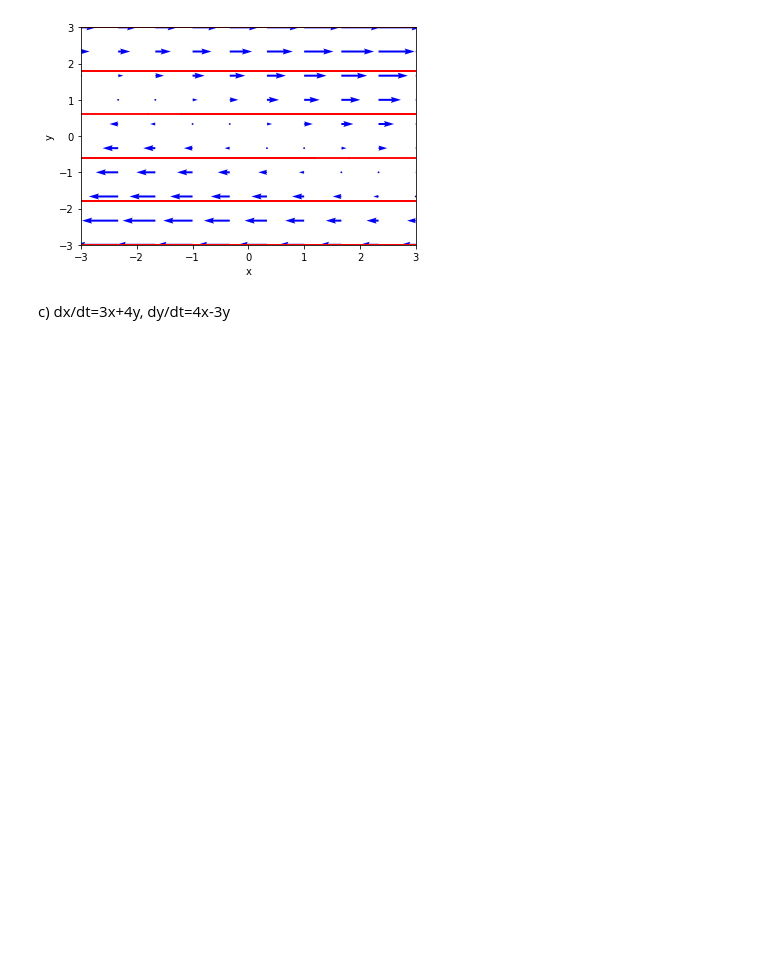
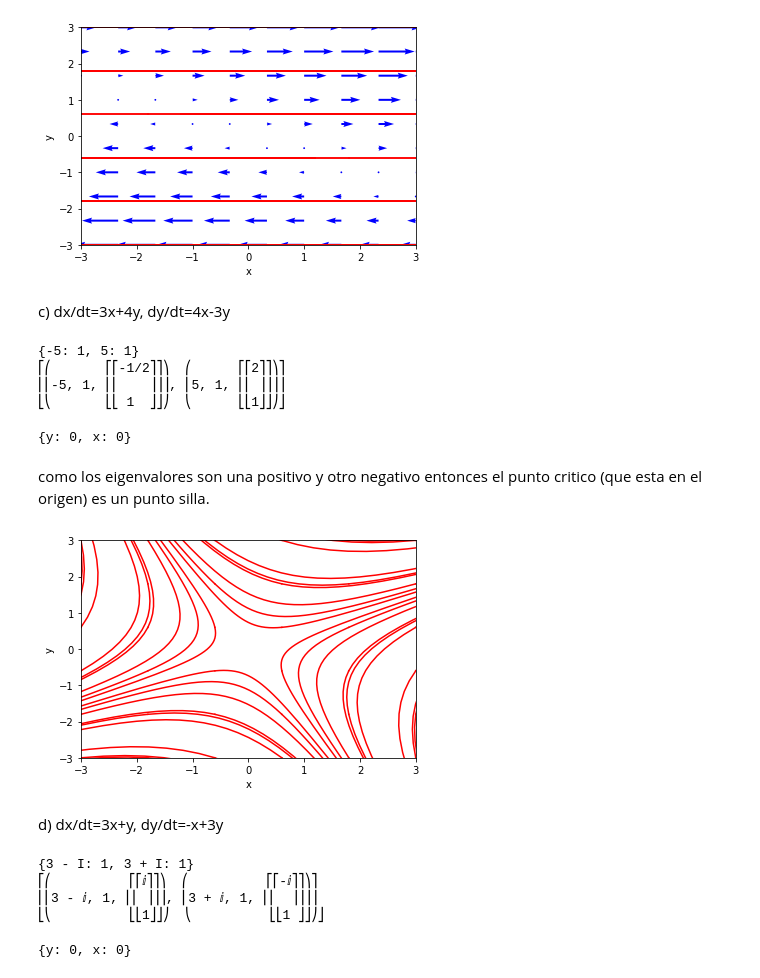
Before and after one commit to ShannonNCM/Sistemas-Dinamicos, a Jupyter notebook: Cap3/Ejercicios/02.ipynb, the cells around one changed output. Drawn from its saved outputs; the diff is of its cells as text; code cells hidden in the pictures; blank space fills up the shorter version.

```diff
--- a/Cap3/Ejercicios/02.ipynb
+++ b/Cap3/Ejercicios/02.ipynb
@@ -105,3 +105,83 @@ plt.show()
 [figure]
 # %% [markdown]
 c) dx/dt=3x+4y, dy/dt=4x-3y
+# %%
+M=Matrix([[3,4],[4,-3]])
+print(M.eigenvals())
+pprint(M.eigenvects())
+# %% [output]
+{-5: 1, 5: 1}
+⎡⎛       ⎡⎡-1/2⎤⎤⎞  ⎛      ⎡⎡2⎤⎤⎞⎤
+⎢⎜-5, 1, ⎢⎢    ⎥⎥⎟, ⎜5, 1, ⎢⎢ ⎥⎥⎟⎥
+⎣⎝       ⎣⎣ 1  ⎦⎦⎠  ⎝      ⎣⎣1⎦⎦⎠⎦
+# %%
+#puntos criticos
+x,y=symbols('x,y')
+P=3*x+4*y
+Q=4*x-3*y
+#establecer P(x,y)=0 y Q(x,y)=0
+Peqn=Eq(P,0)
+Qeqn=Eq(Q,0)
+pcriticos=solve((Peqn,Qeqn),x,y)
+print(pcriticos)
+# %% [output]
+{y: 0, x: 0}
+# %% [markdown]
+como los eigenvalores son una positivo y otro negativo entonces el punto critico (que esta en el origen) es un punto silla.
+# %%
+#sistema lineal
+def dx_dt(x,t):
+    return [3*x[0]+4*x[1],4*x[0]-3*x[1]]
+#trayectorias en tiempo hacia adelante
+ts=np.linspace(0,10,500)
+ic=np.linspace(-3,3,6)
+for r in ic:
+    for s in ic:
+        x0=[r,s]
+        xs=odeint(dx_dt,x0,ts)
+        plt.plot(xs[:,0],xs[:,1],"r-")
+#trayectorias en tiempo hacia atras
+ts=np.linspace(0,-10,500)
+ic=np.linspace(-3,3,6)
+for r in ic:
+    for s in ic:
+        x0=[r,s]
+        xs=odeint(dx_dt,x0,ts)
+        plt.plot(xs[:,0],xs[:,1],"r-")
+#etiquetas de ejes y estilo de letra
+plt.xlabel('x',fontsize=10)
+plt.ylabel('y',fontsize=10)
+plt.tick_params(labelsize=10)
+plt.xlim(-3,3)
+plt.ylim(-3,3)
+#campo vectorial
+#X,Y=np.mgrid[-3:3:10j,-3:3:10j]
+#u=3*X+4*Y
+#v=4*X-3*Y
+#pl.quiver(X,Y,u,v,color='b')
+plt.show()
+# %% [output]
+[figure, added]
+# %% [markdown]
+d) dx/dt=3x+y, dy/dt=-x+3y
+# %%
+M=Matrix([[3,1],[-1,3]])
+print(M.eigenvals())
+pprint(M.eigenvects())
+# %% [output]
+{3 - I: 1, 3 + I: 1}
+⎡⎛          ⎡⎡ⅈ⎤⎤⎞  ⎛          ⎡⎡-ⅈ⎤⎤⎞⎤
+⎢⎜3 - ⅈ, 1, ⎢⎢ ⎥⎥⎟, ⎜3 + ⅈ, 1, ⎢⎢  ⎥⎥⎟⎥
+⎣⎝          ⎣⎣1⎦⎦⎠  ⎝          ⎣⎣1 ⎦⎦⎠⎦
+# %%
+#puntos criticos
+x,y=symbols('x,y')
+P=3*x+y
+Q=-1*x-3*y
+#establecer P(x,y)=0 y Q(x,y)=0
+Peqn=Eq(P,0)
+Qeqn=Eq(Q,0)
+pcriticos=solve((Peqn,Qeqn),x,y)
+print(pcriticos)
+# %% [output]
+{y: 0, x: 0}
```
Also changed, not shown: parts of 12 cells of this notebook.
